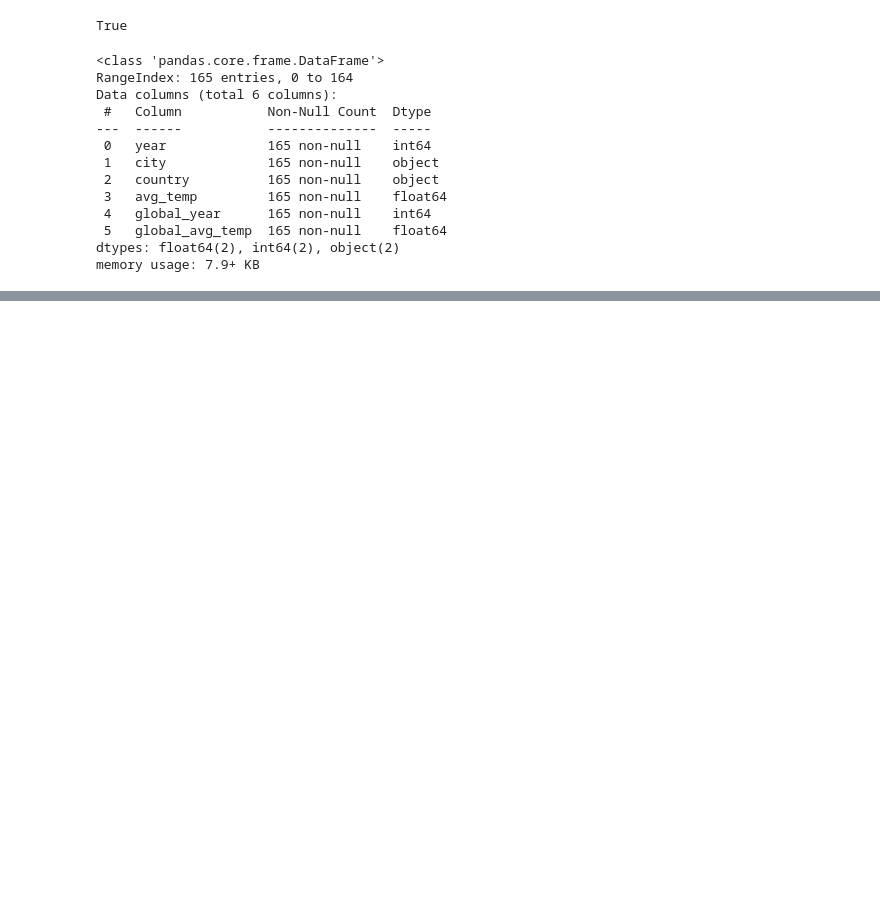
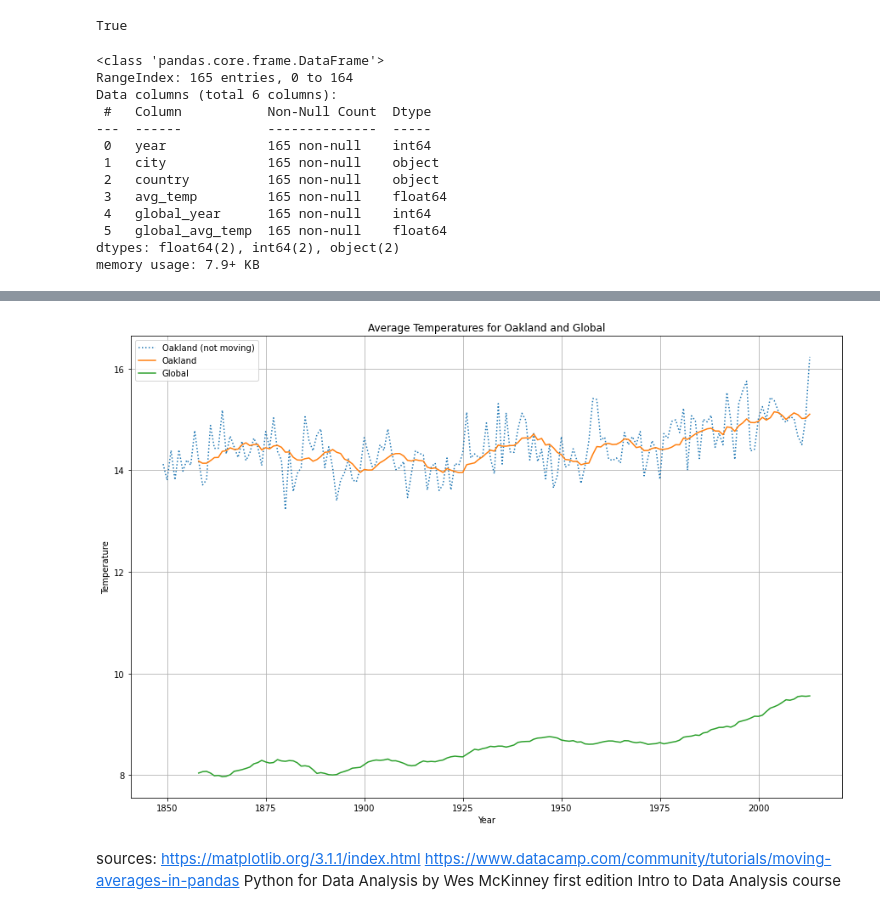
Before and after one commit to alf808/getting-hotter, a Jupyter notebook: oakland_vs_world.ipynb, the cells around one changed output, grey strips where cells are left out. Saved outputs shown, nothing was run; the diff lists cells and outputs as text; code cells hidden in the pictures; blank space fills up the shorter version.

```diff
--- a/oakland_vs_world.ipynb
+++ b/oakland_vs_world.ipynb
@@ -35,0 +184,19 @@ memory usage: 7.9+ KB
+# %%
+plt.figure(figsize=[15,10])
+plt.title('Average Temperatures for Oakland and Global')
+plt.grid(True)
+plt.xlabel('Year')
+plt.ylabel('Temperature')
+plt.plot(data['avg_temp'], label = 'Oakland (not moving)', linestyle='dotted') # transpose over moving average
+plt.plot(data['oakland_moving_avg_temp'], label='Oakland')
+plt.plot(data['global_moving_avg_temp'], label='Global')
+plt.legend()
+plt.show()
+# %% [output]
+[figure, added]
+# %% [markdown]
+sources:
+    https://matplotlib.org/3.1.1/index.html
+    https://www.datacamp.com/community/tutorials/moving-averages-in-pandas
+    Python for Data Analysis by Wes McKinney first edition
+    Intro to Data Analysis course
```
Also changed, not shown: parts of 11 cells of this notebook, 2 other files.
